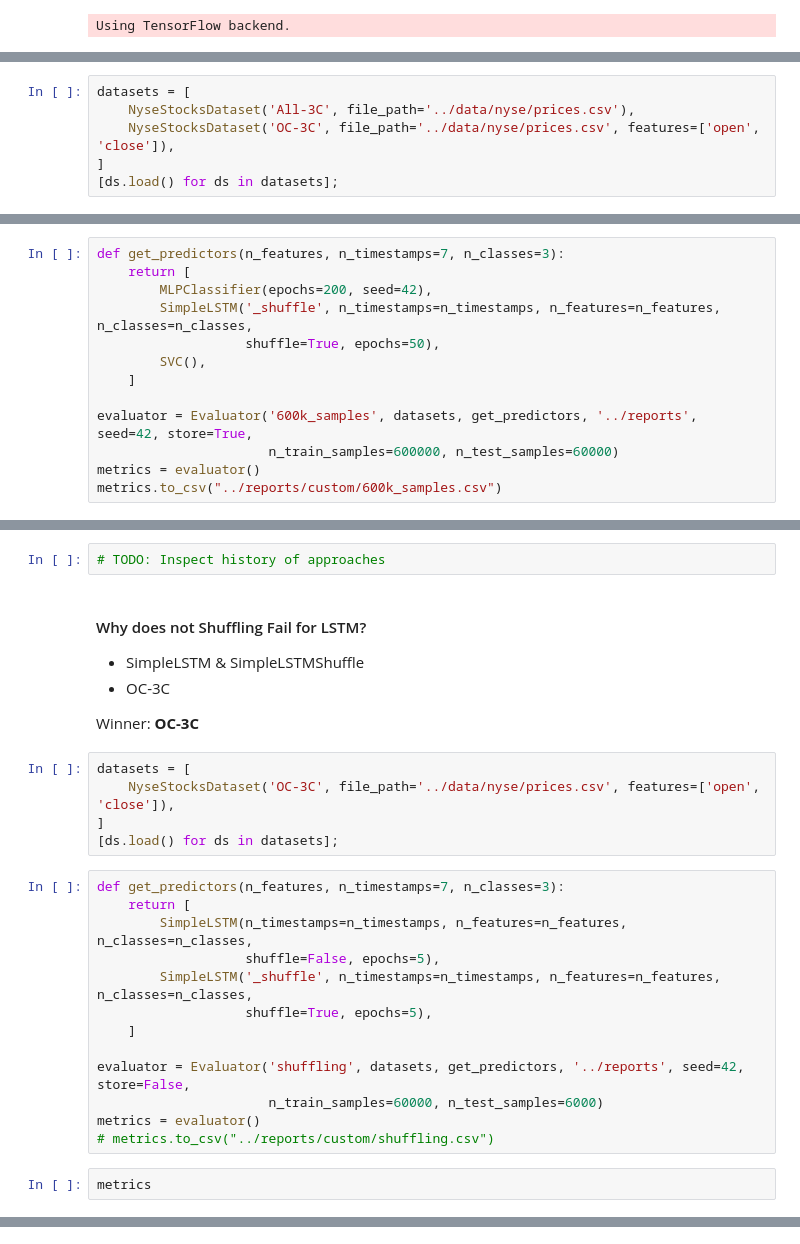
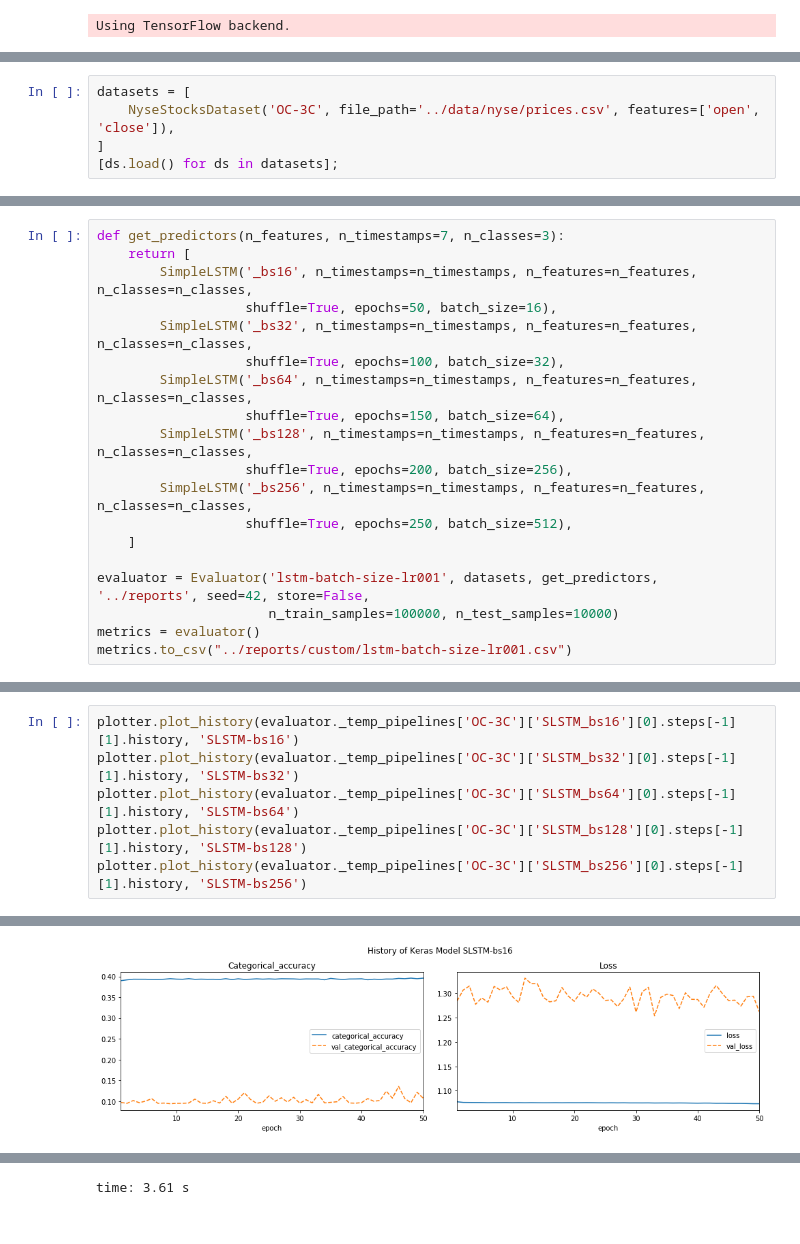
Before and after one commit to Chaoste/nlp-stocks, a Jupyter notebook: research/8.2-Experiments.ipynb, the cells around one changed output, grey strips where cells are left out. Saved outputs shown, nothing was run; the diff lists cells and outputs as text.

Commit message:
store results, random select val data

```diff
--- a/research/8.2-Experiments.ipynb
+++ b/research/8.2-Experiments.ipynb
@@ -76,6 +105,5 @@ Winner: __OC-3C__
 # %%
 datasets = [
-    NyseStocksDataset('All-3C', file_path='../data/nyse/prices.csv'),
     NyseStocksDataset('OC-3C', file_path='../data/nyse/prices.csv', features=['open', 'close']),
 ]
 [ds.load() for ds in datasets];
@@ -86,14 +113,20 @@ time: 21.9 s
 # %%
 def get_predictors(n_features, n_timestamps=7, n_classes=3):
     return [
-        MLPClassifier(epochs=200, seed=42),
-        SimpleLSTM('_shuffle', n_timestamps=n_timestamps, n_features=n_features, n_classes=n_classes,
-                   shuffle=True, epochs=50),
-        SVC(),
+        SimpleLSTM('_bs16', n_timestamps=n_timestamps, n_features=n_features, n_classes=n_classes,
+                   shuffle=True, epochs=50, batch_size=16),
+        SimpleLSTM('_bs32', n_timestamps=n_timestamps, n_features=n_features, n_classes=n_classes,
+                   shuffle=True, epochs=100, batch_size=32),
+        SimpleLSTM('_bs64', n_timestamps=n_timestamps, n_features=n_features, n_classes=n_classes,
+                   shuffle=True, epochs=150, batch_size=64),
+        SimpleLSTM('_bs128', n_timestamps=n_timestamps, n_features=n_features, n_classes=n_classes,
+                   shuffle=True, epochs=200, batch_size=256),
+        SimpleLSTM('_bs256', n_timestamps=n_timestamps, n_features=n_features, n_classes=n_classes,
+                   shuffle=True, epochs=250, batch_size=512),
     ]
 
-evaluator = Evaluator('600k_samples', datasets, get_predictors, '../reports', seed=42, store=True,
-                      n_train_samples=600000, n_test_samples=60000)
+evaluator = Evaluator('lstm-batch-size-lr001', datasets, get_predictors, '../reports', seed=42, store=False,
+                      n_train_samples=100000, n_test_samples=10000)
 metrics = evaluator()
-metrics.to_csv("../reports/custom/600k_samples.csv")
+metrics.to_csv("../reports/custom/lstm-batch-size-lr001.csv")
 # %% [output]
@@ -110,29 +153,7 @@ metrics
-# %%
-# TODO: Inspect history of approaches
-# %% [markdown]
-#### Why does not Shuffling Fail for LSTM?
-
-- SimpleLSTM & SimpleLSTMShuffle
-- OC-3C
-
-Winner: __OC-3C__
-# %%
-datasets = [
-    NyseStocksDataset('OC-3C', file_path='../data/nyse/prices.csv', features=['open', 'close']),
-]
-[ds.load() for ds in datasets];
-# %%
-def get_predictors(n_features, n_timestamps=7, n_classes=3):
-    return [
-        SimpleLSTM(n_timestamps=n_timestamps, n_features=n_features, n_classes=n_classes,
-                   shuffle=False, epochs=5),
-        SimpleLSTM('_shuffle', n_timestamps=n_timestamps, n_features=n_features, n_classes=n_classes,
-                   shuffle=True, epochs=5),
-    ]
-
-evaluator = Evaluator('shuffling', datasets, get_predictors, '../reports', seed=42, store=False,
-                      n_train_samples=60000, n_test_samples=6000)
-metrics = evaluator()
-# metrics.to_csv("../reports/custom/shuffling.csv")
-# %%
-metrics
+# %%
+plotter.plot_history(evaluator._temp_pipelines['OC-3C']['SLSTM_bs16'][0].steps[-1][1].history, 'SLSTM-bs16')
+plotter.plot_history(evaluator._temp_pipelines['OC-3C']['SLSTM_bs32'][0].steps[-1][1].history, 'SLSTM-bs32')
+plotter.plot_history(evaluator._temp_pipelines['OC-3C']['SLSTM_bs64'][0].steps[-1][1].history, 'SLSTM-bs64')
+plotter.plot_history(evaluator._temp_pipelines['OC-3C']['SLSTM_bs128'][0].steps[-1][1].history, 'SLSTM-bs128')
+plotter.plot_history(evaluator._temp_pipelines['OC-3C']['SLSTM_bs256'][0].steps[-1][1].history, 'SLSTM-bs256')
+# %% [output]
@@ -138,0 +165 @@ metrics
+[figure, added]
@@ -138,0 +170 @@ metrics
+time: 3.61 s
```
Also changed, not shown: parts of 15 cells of this notebook, 6 other files.
